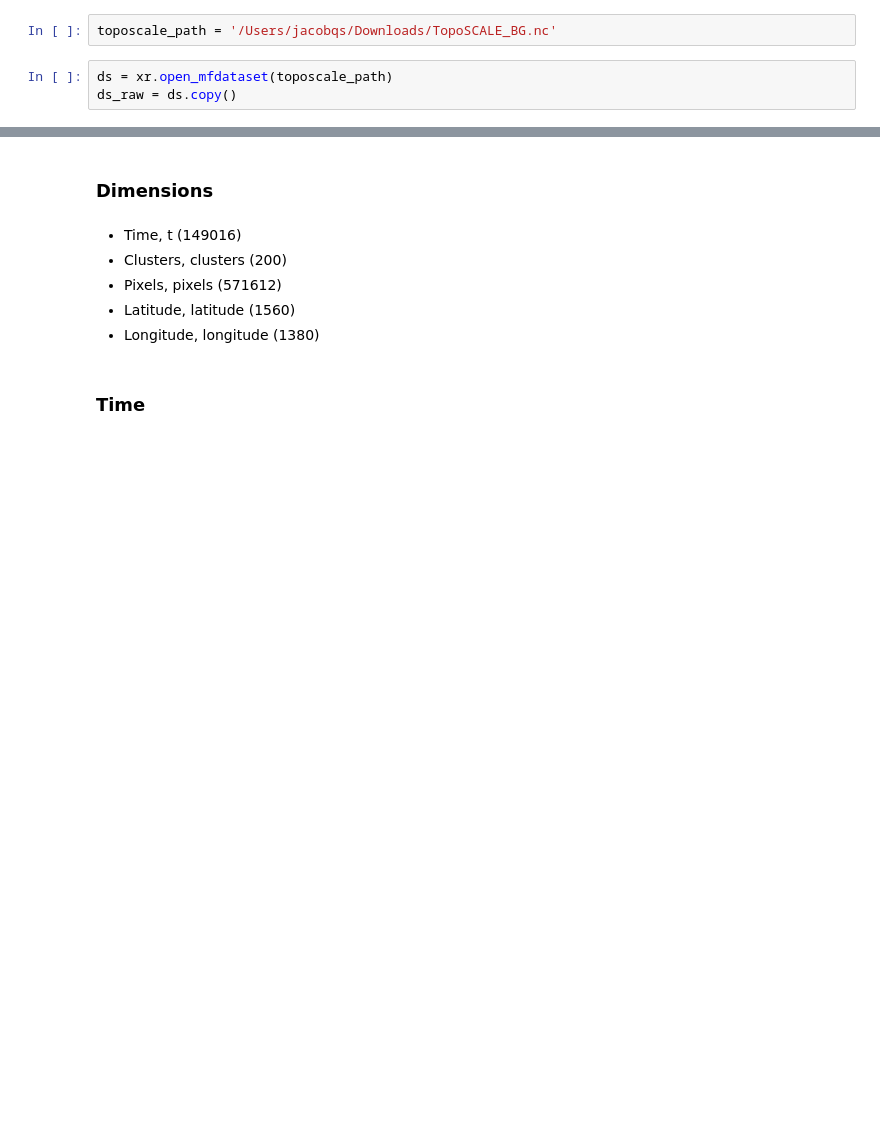
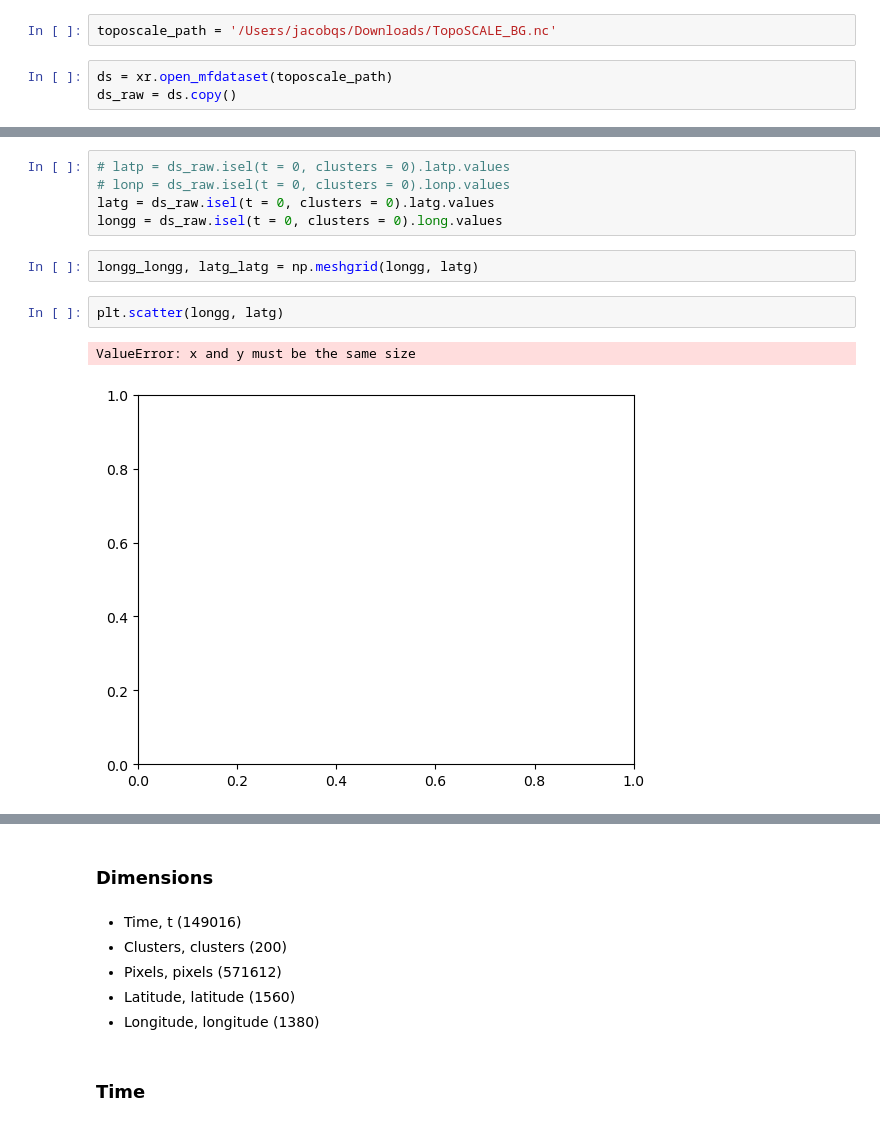
Before and after one commit to jacobqs/MST-Himalaya, a Jupyter notebook: notebooks/toposcale.ipynb, the cells around one changed output, grey strips where cells are left out. Drawn from its saved outputs; the diff is of its cells as text; blank space fills up the shorter version.

```diff
--- a/notebooks/toposcale.ipynb
+++ b/notebooks/toposcale.ipynb
@@ -20,0 +128,12 @@ ds_raw = ds.copy()
+# %%
+# latp = ds_raw.isel(t = 0, clusters = 0).latp.values
+# lonp = ds_raw.isel(t = 0, clusters = 0).lonp.values
+latg = ds_raw.isel(t = 0, clusters = 0).latg.values
+longg = ds_raw.isel(t = 0, clusters = 0).long.values
+# %%
+longg_longg, latg_latg = np.meshgrid(longg, latg)
+# %%
+plt.scatter(longg, latg)
+# %% [output]
+ValueError: x and y must be the same size
+[figure, added]
```
Also changed, not shown: parts of 20 cells of this notebook, 5 other files.
